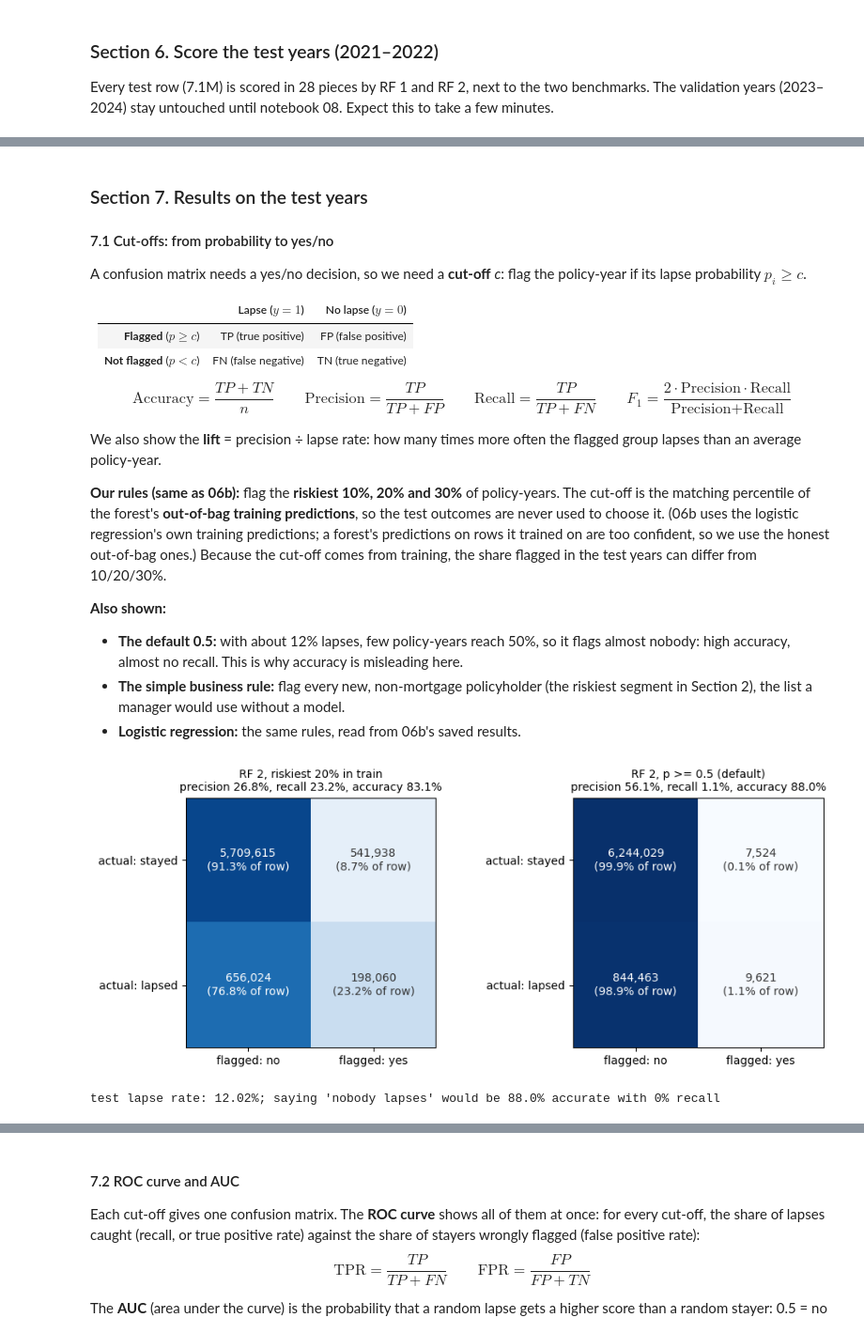
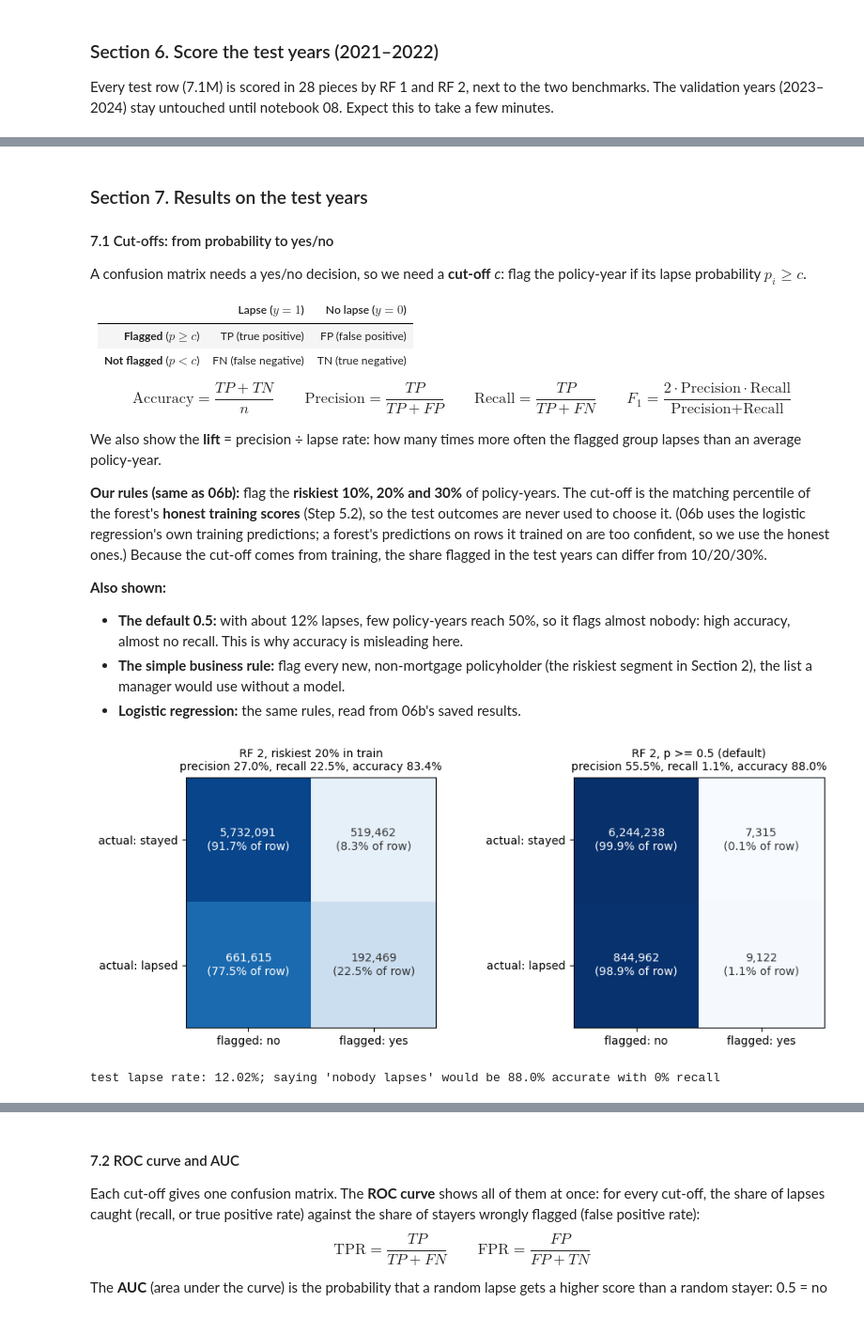
Before and after one commit to jmsebastiancarino/Probabilistic-Model-for-Non-Life-Insurance-Flood-Risk, a Jupyter notebook: notebooks/07b_advanced_cancel_rf.ipynb, the cells around one changed output, grey strips where cells are left out. Shown at 94% size. Drawn from its saved outputs; the diff is of its cells as text; code cells hidden in the pictures.

```diff
--- a/notebooks/07b_advanced_cancel_rf.ipynb
+++ b/notebooks/07b_advanced_cancel_rf.ipynb
@@ -229,7 +256,7 @@ The first run filled them with the training median. That hides the missing rows
 
 So these seven features are now filled with **random values drawn from the training data** (`RandomSampleImputer` in `src/modeling.py`, shared with the LightGBM/XGBoost notebook). A missing row then looks like an ordinary row, and the trees can't single it out. Section 7.4 checks that this worked.
 # %%
-# Step 3.1 Preprocessing for the trees, fitted on the training sample only
+# Step 3.1 Preprocessing for the trees, fitted on the 1M-row training sample only
 mp = plan.set_index("feature")["missing_plan"]                       # each feature's missing-value plan (notebook 05)
 num_fill0 = [f for f in NUMS if mp[f].startswith("fill 0")]          # first term (no previous term): fill 0 and add a flag
 num_fill99 = [f for f in NUMS if mp[f].startswith("fill 99")]        # no earlier claim: fill 99 ("very long ago")
@@ -251,9 +278,10 @@ preprocess = ColumnTransformer([
 ], verbose_feature_names_out=False)                                  # keep the original column names (no "num_fill0__" prefix)
 
 t0 = time.time()                                                     # start the stopwatch
-Z_train = preprocess.fit_transform(X_train).astype(np.float32)       # learn medians and category codes on the sample, then transform it
+Z_fit = preprocess.fit_transform(X_fit).astype(np.float32)          # learn medians and category codes on the sample, then transform it
 COLS = preprocess.get_feature_names_out()                            # the names of the columns the forest will see
 print(f"preprocessing fitted in {time.time() - t0:.0f} s: {len(FEATS)} features -> {len(COLS)} model columns; "
-      f"missing values left: {int(np.isnan(Z_train).sum())}")
+      f"missing values left: {int(np.isnan(Z_fit).sum())}")
+del X_fit, Z_fit                                                     # free the memory: from here on the forests read every training row
 # %% [output]
 filled with random training values: ['tenure_years', 'years_since_purchase', 'acs_median_income', 'acs_median_home_value', 'acs_median_age', 'acs_owner_share', 'acs_population']
@@ -348,7 +443,9 @@ search = GridSearchCV(pipe, param_grid, cv=folds,                    # our time-
                       refit=False,                                   # we train the final forest ourselves (Step 5.2)
                       n_jobs=1, verbose=1)                           # one combination at a time (the forest already uses every core)
 t0 = time.time()                                                     # start the stopwatch
-search.fit(X_tune, y_tune)                                           # fit 24 forests
+from joblib import parallel_backend                                  # chooses how joblib runs the parallel work
+with parallel_backend("threading"):                                  # build the trees in threads: the default process
+    search.fit(X_tune, y_tune)                                       # backend can't copy them on Python 3.14; fit 24 forests
 print(f"done in {(time.time() - t0) / 60:.1f} min")
 
 # scikit-learn reports scores negated (higher = better); we turn them back into losses (lower = better)
@@ -389,17 +486,10 @@ Same as RF 1 except the two tuned settings.
 
 **How to read the tuning table:** if the top rows differ by less than `std_log_loss`, the settings matter little. Prefer the simpler, faster one (larger `min_samples_leaf`, `"sqrt"`): the course guideline says a more complex model is not necessarily better.
 # %%
-# Step 5.2 RF 2: the tuned forest, trained on the same 1M-row sample as RF 1
-rf2 = RandomForestClassifier(
-    n_estimators=200,               # back to 200 trees for the final model
-    min_samples_leaf=BEST_LEAF,     # from the tuning
-    max_features=BEST_MAXF,         # from the tuning
-    max_samples=0.5,                # each tree learns from a random half of the rows
-    oob_score=True,                 # out-of-bag predictions, for the cut-offs in Section 7
-    n_jobs=-1,                      # every processor core
-    random_state=SEED,              # same forest on every run
-)
-t0 = time.time()                                                     # start the stopwatch
-rf2.fit(Z_train, y_train.to_numpy())                                 # grow the trees
-print(f"RF 2 trained in {(time.time() - t0) / 60:.1f} min")
+# Step 5.2 RF 2: the tuned forest, grown on all 26.8M training rows like RF 1
+rf2 = grow_on_all_rows(dict(min_samples_leaf=BEST_LEAF, max_features=BEST_MAXF), "RF 2")   # the two tuned settings
+
+# Honest training scores for ALL training rows: each row scored by the trees that never saw it (used in Sections 7 and 9)
+p_honest, y_honest = honest_scores_all_rows(rf2, "RF 2")
+print(f"honest scores for all {len(p_honest):,} training rows; mean {p_honest.mean():.3%} vs actual lapse rate {y_honest.mean():.3%}")
 # %% [output]
@@ -449,18 +555,17 @@ $$\text{Accuracy} = \frac{TP+TN}{n} \qquad \text{Precision} = \frac{TP}{TP+FP} \
 
 We also show the **lift** = precision ÷ lapse rate: how many times more often the flagged group lapses than an average policy-year.
 
-**Our rules (same as 06b):** flag the **riskiest 10%, 20% and 30%** of policy-years. The cut-off is the matching percentile of the forest's **out-of-bag training predictions**, so the test outcomes are never used to choose it. (06b uses the logistic regression's own training predictions; a forest's predictions on rows it trained on are too confident, so we use the honest out-of-bag ones.) Because the cut-off comes from training, the share flagged in the test years can differ from 10/20/30%.
+**Our rules (same as 06b):** flag the **riskiest 10%, 20% and 30%** of policy-years. The cut-off is the matching percentile of the forest's **honest training scores** (Step 5.2), so the test outcomes are never used to choose it. (06b uses the logistic regression's own training predictions; a forest's predictions on rows it trained on are too confident, so we use the honest ones.) Because the cut-off comes from training, the share flagged in the test years can differ from 10/20/30%.
 
 **Also shown:**
 - **The default 0.5:** with about 12% lapses, few policy-years reach 50%, so it flags almost nobody: high accuracy, almost no recall. This is why accuracy is misleading here.
 - **The simple business rule:** flag every new, non-mortgage policyholder (the riskiest segment in Section 2), the list a manager would use without a model.
 - **Logistic regression:** the same rules, read from 06b's saved results.
 # %%
-# Step 7.1 Confusion matrices: RF 2 at cut-offs from its out-of-bag training predictions, the default 0.5,
+# Step 7.1 Confusion matrices: RF 2 at cut-offs from its honest training scores (Step 5.2), the default 0.5,
 # the simple business rule, and the logistic regression from 06b
 from sklearn.metrics import confusion_matrix, f1_score, precision_score, recall_score
 
-p_oob = rf2.oob_decision_function_[:, 1]                             # honest training predictions (trees that didn't see the row)
 lapse_rate = pred["y"].mean()                                        # the test lapse rate, for the lift
 
 def confusion_row(model, rule, flagged, cut=np.nan):
@@ -475,7 +580,7 @@ def confusion_row(model, rule, flagged, cut=np.nan):
 
 rows = []
 for flag_share in [0.10, 0.20, 0.30, None]:                          # the three rules, then the default
-    cut = 0.5 if flag_share is None else float(np.quantile(p_oob, 1 - flag_share))   # e.g. 20% -> the 80th percentile in training
+    cut = 0.5 if flag_share is None else float(np.quantile(p_honest, 1 - flag_share))   # e.g. 20% -> the 80th percentile in training
     rule = "p >= 0.5 (default)" if flag_share is None else f"riskiest {flag_share:.0%} in train"   # same names as 06b
     rows.append(confusion_row("RF 2", rule, (pred["p_rf2"] >= cut).astype(int), cut))
 rows.append(confusion_row("business rule", "new and not mortgage-required",              # no model: the riskiest segment
@@ -485,34 +590,34 @@ cm_table = pd.DataFrame(rows)
 logreg_cm = REPORTS / "lapse_baseline_logreg_test_confusion.csv"     # 06b's confusion results (same test rows)
 if logreg_cm.exists():
     cm_table = pd.concat([cm_table, pd.read_csv(logreg_cm).assign(model="logistic regression")], ignore_index=True)
 else:
     print(f"(not found: {logreg_cm.name}; pull from GitHub to add the logistic regression)")
 cm_table["lift"] = cm_table["precision"] / lapse_rate                # times more lapses than average in the flagged group
 cm_table = cm_table[["model", "rule", "threshold", "flagged_share", "TP", "FP", "FN", "TN",
                      "accuracy", "precision", "recall", "f1", "lift"]].sort_values(["rule", "model"]).reset_index(drop=True)
 
 # RF 2 at the middle rule and at the default 0.5, as 2 x 2 tables side by side
 fig, axes = plt.subplots(1, 2, figsize=(10, 4))
 for ax, rule in zip(axes, ["riskiest 20% in train", "p >= 0.5 (default)"]):
     r = cm_table[(cm_table["model"] == "RF 2") & (cm_table["rule"] == rule)].iloc[0]
     m = np.array([[r["TN"], r["FP"]], [r["FN"], r["TP"]]])           # rows: actual stayed / lapsed; columns: flagged no / yes
     ax.imshow(m / m.sum(axis=1, keepdims=True), cmap="Blues", vmin=0, vmax=1)   # shade by share of each actual group
     for a in range(2):
         for b in range(2):
             share = m[a, b] / m[a].sum()
             ax.text(b, a, f"{m[a, b]:,}\n({share:.1%} of row)", ha="center", va="center", fontsize=10,
                     color="white" if share > 0.6 else "#333333")
     ax.set_xticks([0, 1], ["flagged: no", "flagged: yes"]); ax.set_yticks([0, 1], ["actual: stayed", "actual: lapsed"])
     ax.set_title(f"RF 2, {rule}\nprecision {r['precision']:.1%}, recall {r['recall']:.1%}, accuracy {r['accuracy']:.1%}", fontsize=10)
 plt.tight_layout()
 plt.savefig(REPORTS / "fig_lapse_rf_confusion.png", dpi=150)       # saved for the slides and poster
 plt.show()
 print(f"test lapse rate: {lapse_rate:.2%}; saying 'nobody lapses' would be {1 - lapse_rate:.1%} accurate with 0% recall")
 cm_table.style.format({"threshold": "{:.4f}", "flagged_share": "{:.1%}", "TP": "{:,}", "FP": "{:,}", "FN": "{:,}",
                        "TN": "{:,}", "accuracy": "{:.3f}", "precision": "{:.2%}", "recall": "{:.1%}",
                        "f1": "{:.3f}", "lift": "{:.2f}"}, na_rep="")
 # %% [output]
-[figure, old version]
+[figure, new version]
 test lapse rate: 12.02%; saying 'nobody lapses' would be 88.0% accurate with 0% recall
 |  | model | rule | threshold | flagged_share | TP | FP | FN | TN | accuracy | precision | ... |
 | 0 | business rule | new and not mortgage-required |  | 14.8% | 257,145 | 797,056 | 596,939 | 5,454,497 | 0.804 | 24.39% | ... |
```
Also changed, not shown: parts of 30 cells of this notebook.
